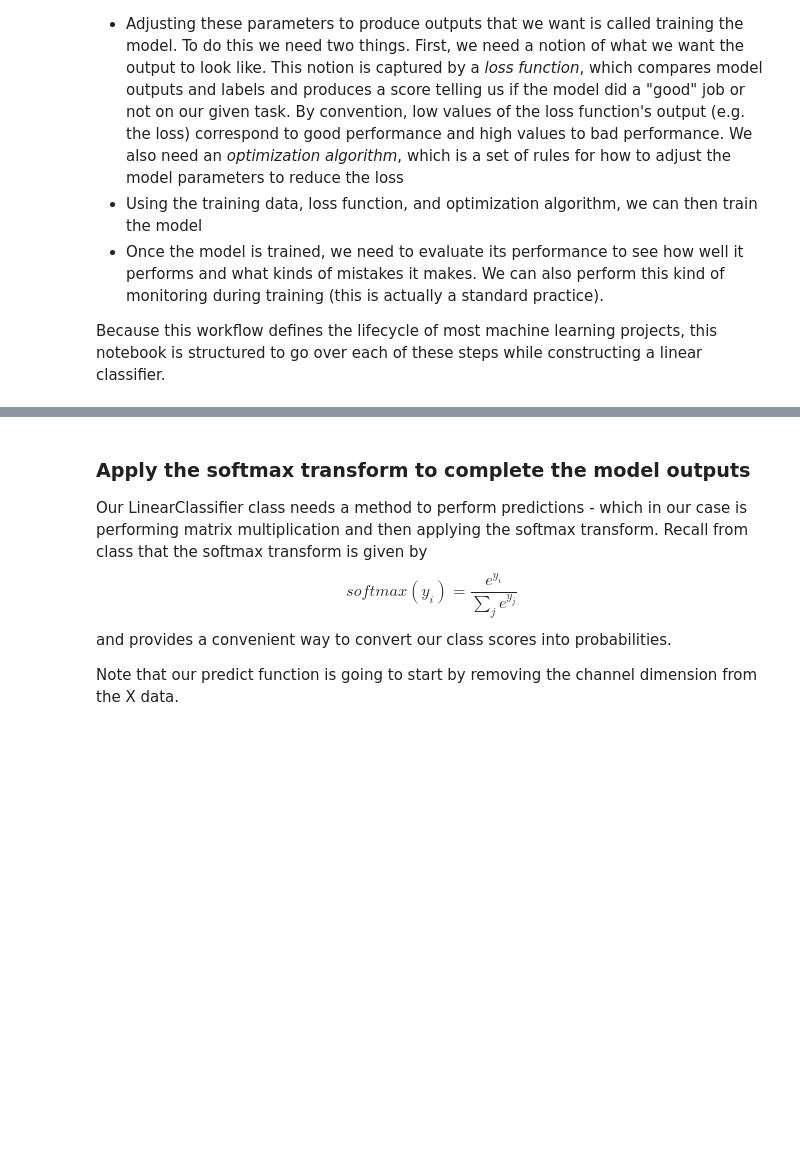
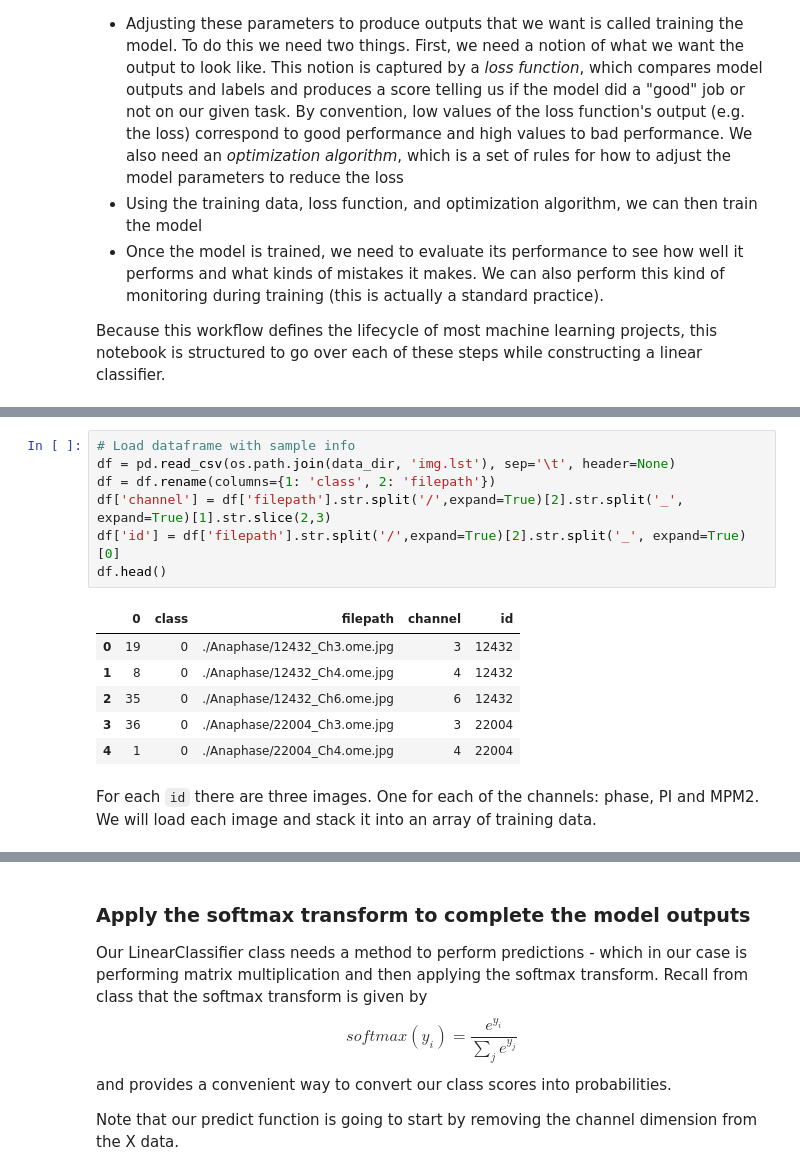
Before and after one commit to dlmbl/intro_ml, a Jupyter notebook: exercise-1.ipynb, the cells around one changed output, grey strips where cells are left out. Drawn from its saved outputs; the diff is of its cells as text; blank space fills up the shorter version.

```diff
--- a/exercise-1.ipynb
+++ b/exercise-1.ipynb
@@ -46,0 +71,16 @@ print(X.shape, y.shape)
+# %%
+# Load dataframe with sample info
+df = pd.read_csv(os.path.join(data_dir, 'img.lst'), sep='\t', header=None)
+df = df.rename(columns={1: 'class', 2: 'filepath'})
+df['channel'] = df['filepath'].str.split('/',expand=True)[2].str.split('_', expand=True)[1].str.slice(2,3)
+df['id'] = df['filepath'].str.split('/',expand=True)[2].str.split('_', expand=True)[0]
+df.head()
+# %% [output]
+|  | 0 | class | filepath | channel | id |
+| 0 | 19 | 0 | ./Anaphase/12432_Ch3.ome.jpg | 3 | 12432 |
+| 1 | 8 | 0 | ./Anaphase/12432_Ch4.ome.jpg | 4 | 12432 |
+| 2 | 35 | 0 | ./Anaphase/12432_Ch6.ome.jpg | 6 | 12432 |
+| 3 | 36 | 0 | ./Anaphase/22004_Ch3.ome.jpg | 3 | 22004 |
+| 4 | 1 | 0 | ./Anaphase/22004_Ch4.ome.jpg | 4 | 22004 |
+# %% [markdown]
+For each `id` there are three images. One for each of the channels: phase, PI and MPM2. We will load each image and stack it into an array of training data.
```
Also changed, not shown: parts of 25 cells of this notebook, 1 other file.
